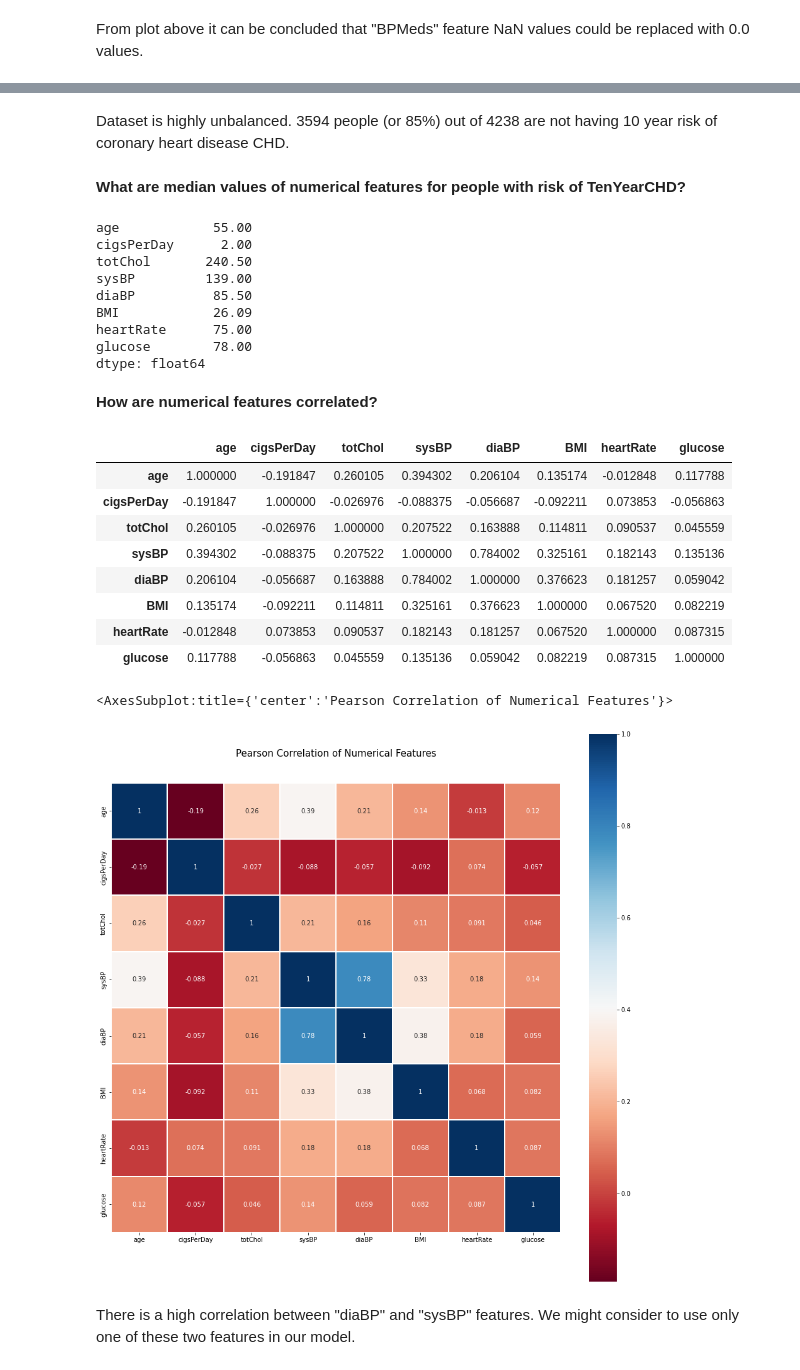
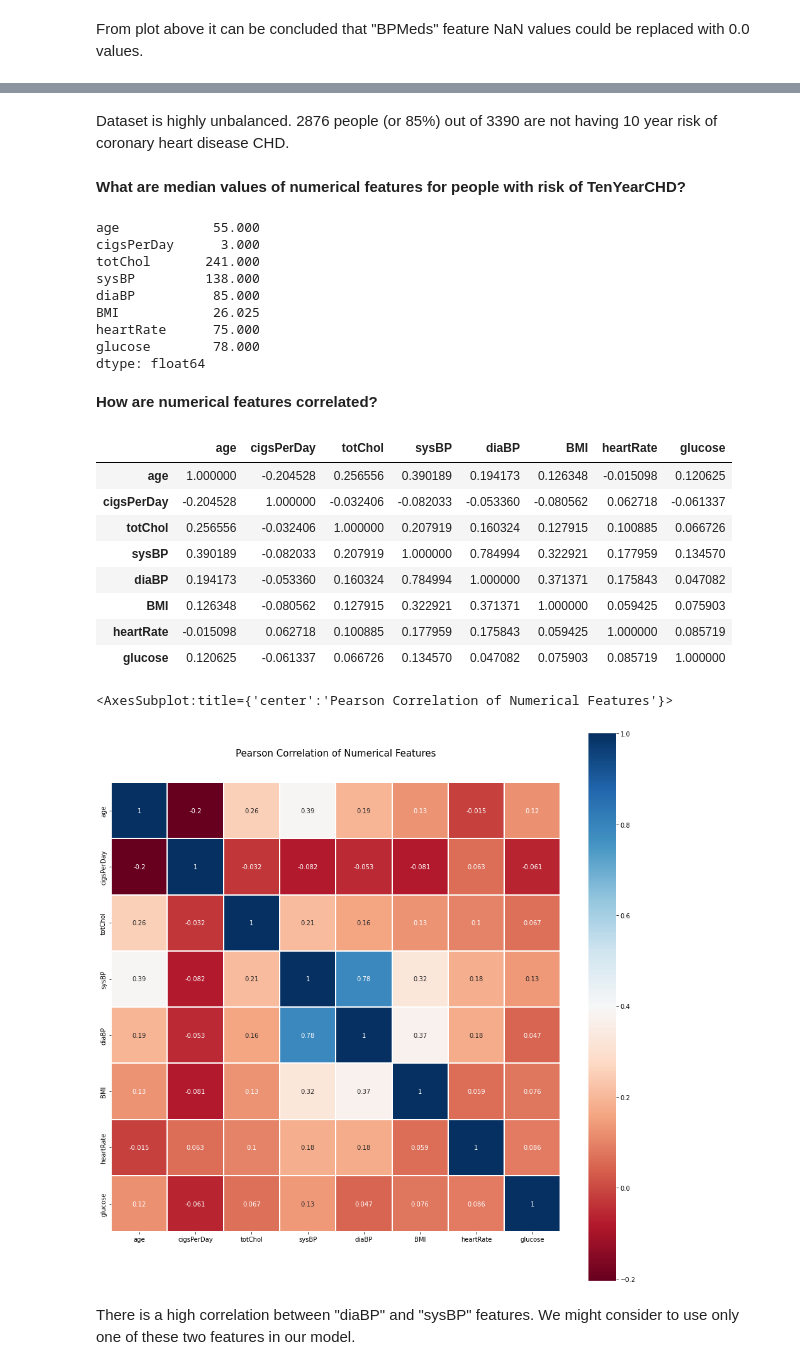
Before and after one commit to DZorikhin/heart-desease-pred, a Jupyter notebook: heart-desease-prediction.ipynb, the cells around one changed output, grey strips where cells are left out. Drawn from its saved outputs; the diff is of its cells as text; code cells hidden in the pictures.

```diff
--- a/heart-desease-prediction.ipynb
+++ b/heart-desease-prediction.ipynb
@@ -208,0 +213,3 @@ dtype: int64
+# %%
+df_full_train, df_test = train_test_split(df, test_size=0.2, random_state=13)
+df_train, df_val = train_test_split(df_full_train, test_size=0.25, random_state=13)
@@ -220,43 +236,43 @@ df.TenYearCHD.value_counts(normalize=True)
 Name: TenYearCHD, dtype: float64
 # %% [markdown]
-Dataset is highly unbalanced. 3594 people (or 85%) out of 4238 are not having 10 year risk of coronary heart disease CHD.
+Dataset is highly unbalanced. 2876 people (or 85%) out of 3390 are not having 10 year risk of coronary heart disease CHD.
 # %% [markdown]
 **What are median values of numerical features for people with risk of TenYearCHD?**
 # %%
-df[df['TenYearCHD'] == 1][numerical].median()
+df_full_train[df_full_train['TenYearCHD'] == 1][numerical].median()
 # %% [output]
-age            55.00
-cigsPerDay      2.00
-totChol       240.50
-sysBP         139.00
-diaBP          85.50
-BMI            26.09
-heartRate      75.00
-glucose        78.00
+age            55.000
+cigsPerDay      3.000
+totChol       241.000
+sysBP         138.000
+diaBP          85.000
+BMI            26.025
+heartRate      75.000
+glucose        78.000
 dtype: float64
 # %% [markdown]
 **How are numerical features correlated?**
 # %%
-df[numerical].corr()
+df_full_train[numerical].corr()
 # %% [output]
 |  | age | cigsPerDay | totChol | sysBP | diaBP | BMI | heartRate | glucose |
-| age | 1.000000 | -0.191847 | 0.260105 | 0.394302 | 0.206104 | 0.135174 | -0.012848 | 0.117788 |
-| cigsPerDay | -0.191847 | 1.000000 | -0.026976 | -0.088375 | -0.056687 | -0.092211 | 0.073853 | -0.056863 |
-| totChol | 0.260105 | -0.026976 | 1.000000 | 0.207522 | 0.163888 | 0.114811 | 0.090537 | 0.045559 |
-| sysBP | 0.394302 | -0.088375 | 0.207522 | 1.000000 | 0.784002 | 0.325161 | 0.182143 | 0.135136 |
-| diaBP | 0.206104 | -0.056687 | 0.163888 | 0.784002 | 1.000000 | 0.376623 | 0.181257 | 0.059042 |
-| BMI | 0.135174 | -0.092211 | 0.114811 | 0.325161 | 0.376623 | 1.000000 | 0.067520 | 0.082219 |
-| heartRate | -0.012848 | 0.073853 | 0.090537 | 0.182143 | 0.181257 | 0.067520 | 1.000000 | 0.087315 |
-| glucose | 0.117788 | -0.056863 | 0.045559 | 0.135136 | 0.059042 | 0.082219 | 0.087315 | 1.000000 |
+| age | 1.000000 | -0.204528 | 0.256556 | 0.390189 | 0.194173 | 0.126348 | -0.015098 | 0.120625 |
+| cigsPerDay | -0.204528 | 1.000000 | -0.032406 | -0.082033 | -0.053360 | -0.080562 | 0.062718 | -0.061337 |
+| totChol | 0.256556 | -0.032406 | 1.000000 | 0.207919 | 0.160324 | 0.127915 | 0.100885 | 0.066726 |
+| sysBP | 0.390189 | -0.082033 | 0.207919 | 1.000000 | 0.784994 | 0.322921 | 0.177959 | 0.134570 |
+| diaBP | 0.194173 | -0.053360 | 0.160324 | 0.784994 | 1.000000 | 0.371371 | 0.175843 | 0.047082 |
+| BMI | 0.126348 | -0.080562 | 0.127915 | 0.322921 | 0.371371 | 1.000000 | 0.059425 | 0.075903 |
+| heartRate | -0.015098 | 0.062718 | 0.100885 | 0.177959 | 0.175843 | 0.059425 | 1.000000 | 0.085719 |
+| glucose | 0.120625 | -0.061337 | 0.066726 | 0.134570 | 0.047082 | 0.075903 | 0.085719 | 1.000000 |
 # %%
 colormap = plt.cm.RdBu
 plt.figure(figsize=(16,16))
 plt.title('Pearson Correlation of Numerical Features', y=1.05, size=15)
-sns.heatmap(df[numerical].corr(), linewidths=0.1, vmax=1.0,
+sns.heatmap(df_full_train[numerical].corr(), linewidths=0.1, vmax=1.0,
             square=True, cmap=colormap, linecolor='white', annot=True)
 # %% [output]
 <AxesSubplot:title={'center':'Pearson Correlation of Numerical Features'}>
-[figure, old version]
+[figure, new version]
 # %% [markdown]
 There is a high correlation between "diaBP" and "sysBP" features. We might consider to use only one of these two features in our model.
 # %% [markdown]
```
Also changed, not shown: parts of 37 cells of this notebook.
